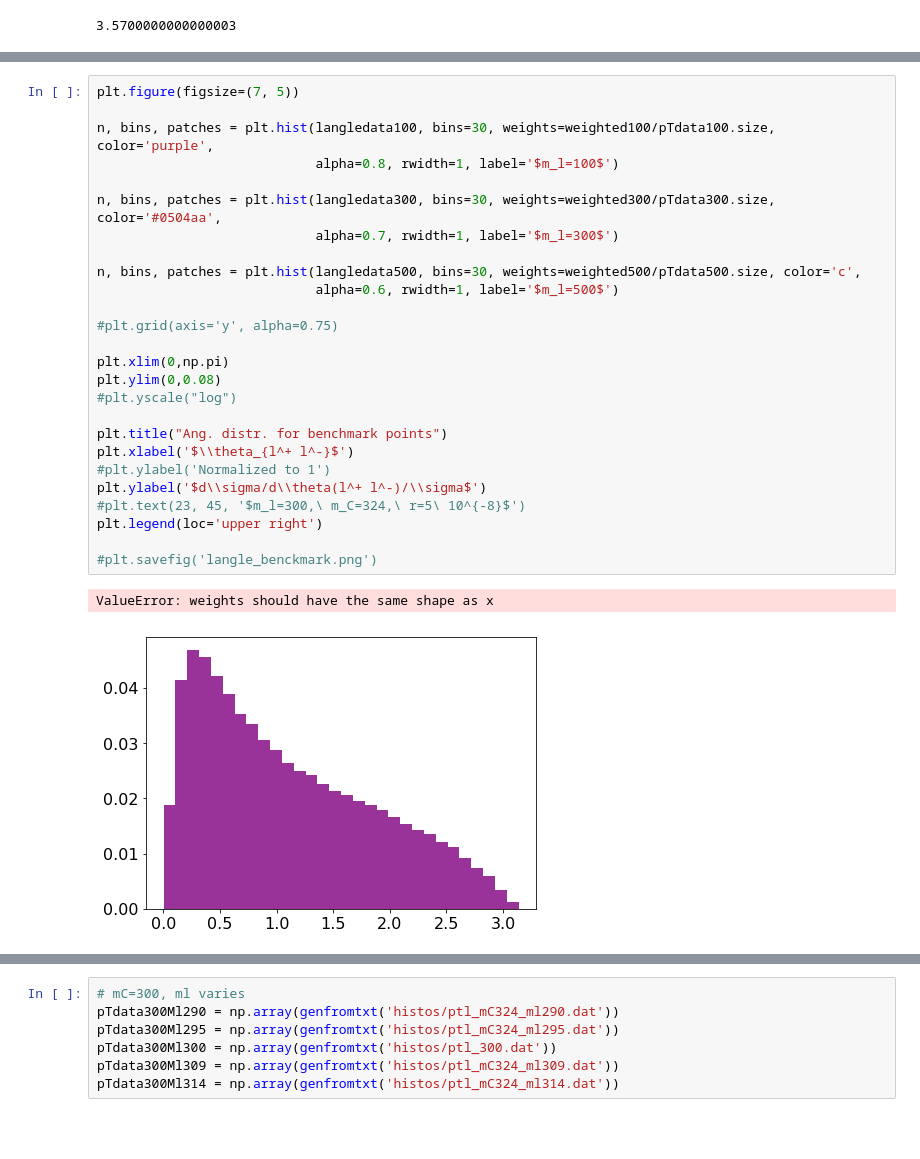
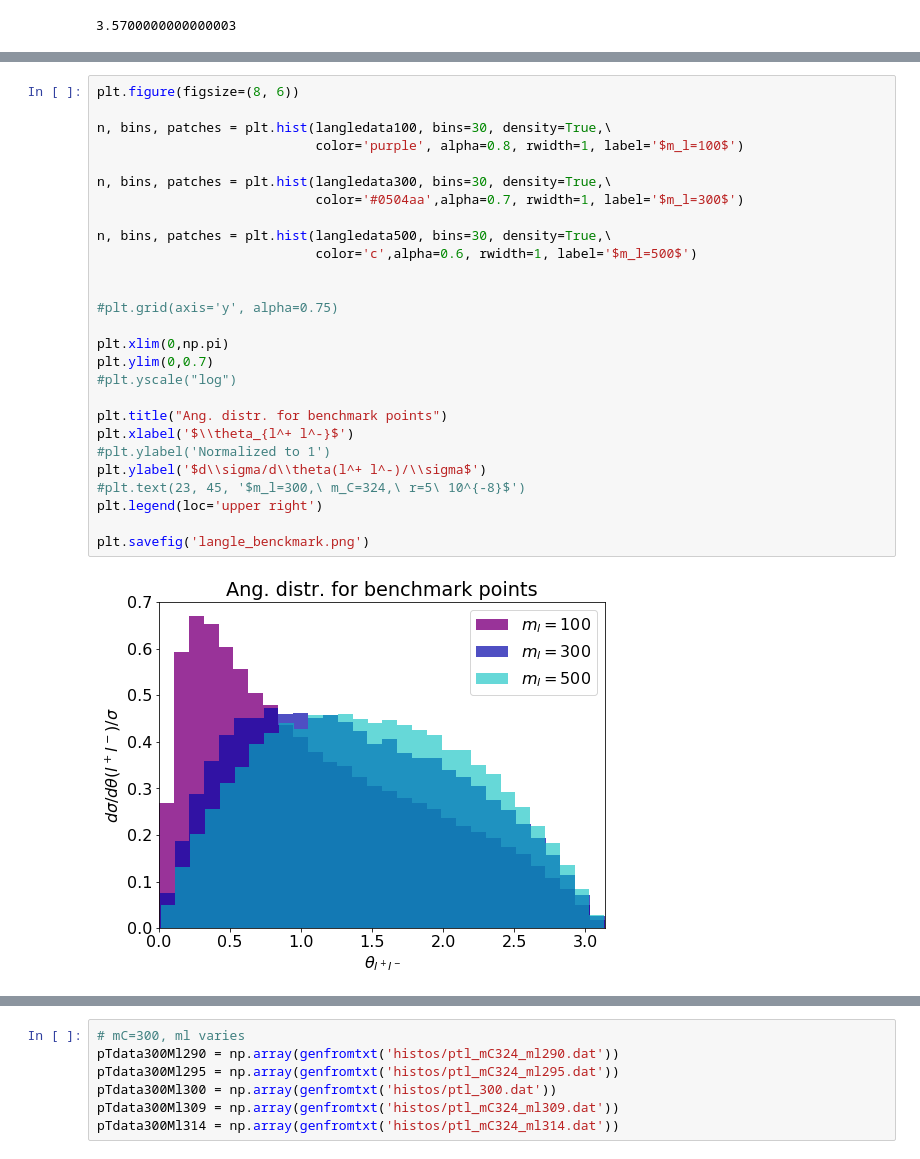
Before and after one commit to anasthesia/SoftLLP, a Jupyter notebook: kinematics/Histos.ipynb, the cells around one changed output, grey strips where cells are left out. Saved outputs shown, nothing was run; the diff lists cells and outputs as text; blank space fills up the shorter version.

Commit message:
normalized to density now

```diff
--- a/kinematics/Histos.ipynb
+++ b/kinematics/Histos.ipynb
@@ -147,30 +154,30 @@ langledata300.size
 # %%
-plt.figure(figsize=(7, 5))
+plt.figure(figsize=(8, 6))
 
-n, bins, patches = plt.hist(langledata100, bins=30, weights=weighted100/pTdata100.size, color='purple',
-                            alpha=0.8, rwidth=1, label='$m_l=100$')
+n, bins, patches = plt.hist(langledata100, bins=30, density=True,\
+                            color='purple', alpha=0.8, rwidth=1, label='$m_l=100$')
 
-n, bins, patches = plt.hist(langledata300, bins=30, weights=weighted300/pTdata300.size, color='#0504aa',
-                            alpha=0.7, rwidth=1, label='$m_l=300$')
+n, bins, patches = plt.hist(langledata300, bins=30, density=True,\
+                            color='#0504aa',alpha=0.7, rwidth=1, label='$m_l=300$')
 
-n, bins, patches = plt.hist(langledata500, bins=30, weights=weighted500/pTdata500.size, color='c',
-                            alpha=0.6, rwidth=1, label='$m_l=500$')
+n, bins, patches = plt.hist(langledata500, bins=30, density=True,\
+                            color='c',alpha=0.6, rwidth=1, label='$m_l=500$')
+
 
 #plt.grid(axis='y', alpha=0.75)
 
 plt.xlim(0,np.pi)
-plt.ylim(0,0.08)
+plt.ylim(0,0.7)
 #plt.yscale("log")
 
 plt.title("Ang. distr. for benchmark points")
 plt.xlabel('$\\theta_{l^+ l^-}$')
 #plt.ylabel('Normalized to 1')
 plt.ylabel('$d\\sigma/d\\theta(l^+ l^-)/\\sigma$')
 #plt.text(23, 45, '$m_l=300,\ m_C=324,\ r=5\ 10^{-8}$')
 plt.legend(loc='upper right')
 
-#plt.savefig('langle_benckmark.png')
+plt.savefig('langle_benckmark.png')
 # %% [output]
-ValueError: weights should have the same shape as x
-[figure, old version]
+[figure, new version]
 # %%
```
Also changed, not shown: parts of 7 cells of this notebook, 1 other file.
